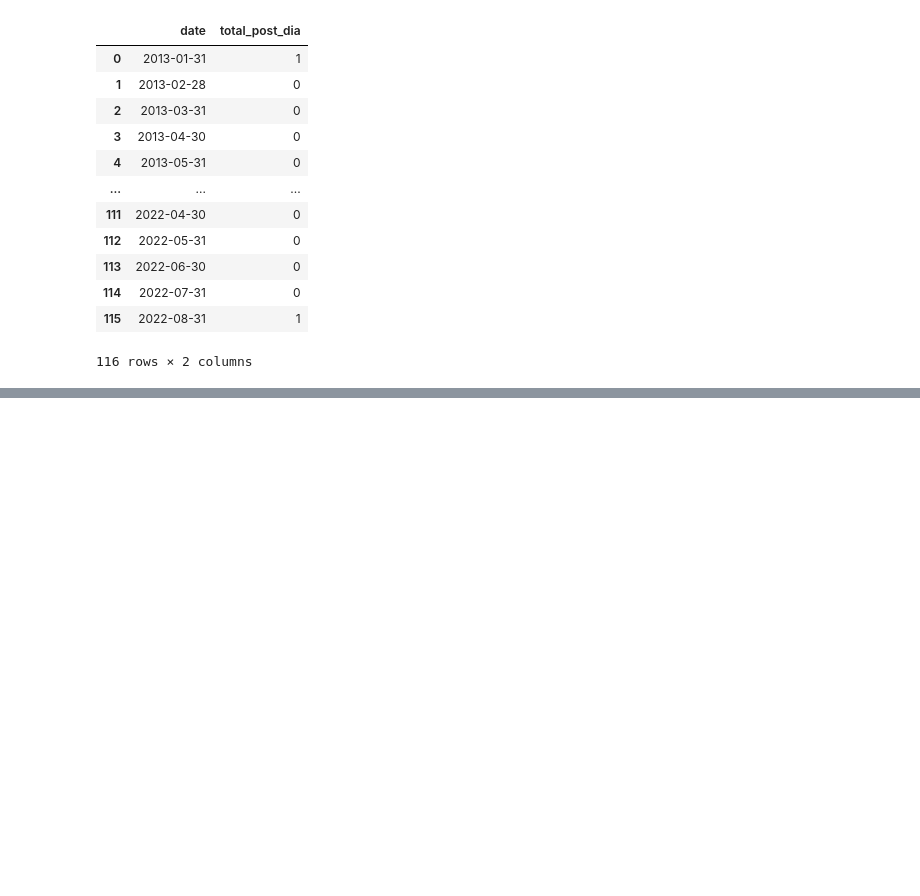
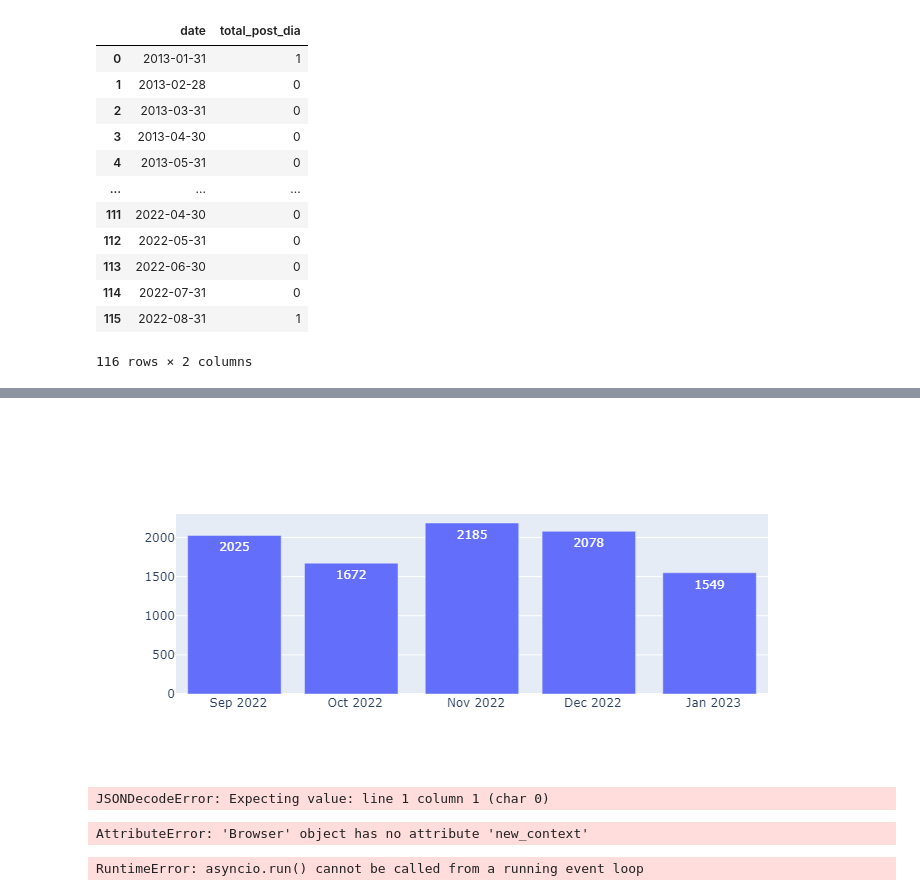
Before and after one commit to diegopenaloza/gentrific, a Jupyter notebook: scrap_notebook.ipynb, the cells around one changed output, grey strips where cells are left out. Cells and saved outputs as stored; diff of their text form; code cells hidden in the pictures; blank space fills up the shorter version.

```diff
--- a/scrap_notebook.ipynb
+++ b/scrap_notebook.ipynb
@@ -251,0 +249,2 @@ AttributeError: 'Browser' object has no attribute 'new_context'
+# %%
+df_time=pd.DataFrame({"date":list1})
@@ -251,0 +267,2 @@ AttributeError: 'Browser' object has no attribute 'new_context'
+# %%
+df_time["date"]=pd.to_datetime(df_time["date"])
@@ -251,0 +285,18 @@ AttributeError: 'Browser' object has no attribute 'new_context'
+# %%
+reform=df_time.groupby(pd.Grouper(key='date', axis=0, freq='M'))['date'].count().rename_axis(['dates']).reset_index().rename(columns={'dates_format': "total_post_dia"})
+# %%
+reform=reform[reform["date"]>1]
+# %%
+import plotly.graph_objects as go
+
+
+fig = go.Figure([go.Bar(x=reform['dates'], y=reform['date'], text=reform['date'])])
+fig.show()
+# %% [output]
+[figure, added]
+# %%
+paht_har="data/Scrap/instagram_v2.har"
+
+list1=convert_har(ubi_har=paht_har)
+# %% [output]
+JSONDecodeError: Expecting value: line 1 column 1 (char 0)
@@ -251,0 +322,39 @@ AttributeError: 'Browser' object has no attribute 'new_context'
+# %%
+
+
+async def main():
+    # Inicia la sesión de Playwright
+    browser = await launch(headless=False, executablePath='C:\\Program Files\\Google\Chrome\\Application\\chrome.exe',
+                       userDataDir="C:\\Users\\Diego\\AppData\\Local\\Google\\Chrome/User Data")
+    # Abre una página en Chrome
+
+    context = await browser.new_context(record_har_path="github.har.zip")
+    page = await browser.newPage()
+    await page.goto("http://example.com/")
+    # ... do stuff ...
+    await context.close()
+
+# Ejecuta el código asíncrono
+await main()
+# %% [output]
+AttributeError: 'Browser' object has no attribute 'new_context'
+# %%
+import asyncio
+from playwright.async_api import async_playwright
+
+async def run(playwright):
+    webkit = playwright.webkit
+    iphone = playwright.devices["iPhone 6"]
+    browser = await webkit.launch()
+    context = await browser.new_context(**iphone)
+    page = await context.new_page()
+    await page.goto("http://example.com")
+    # other actions...
+    await browser.close()
+
+async def main():
+    async with async_playwright() as playwright:
+        await run(playwright)
+asyncio.run(main())
+# %% [output]
+RuntimeError: asyncio.run() cannot be called from a running event loop
```
Also changed, not shown: parts of 29 cells of this notebook, 3 other files.
